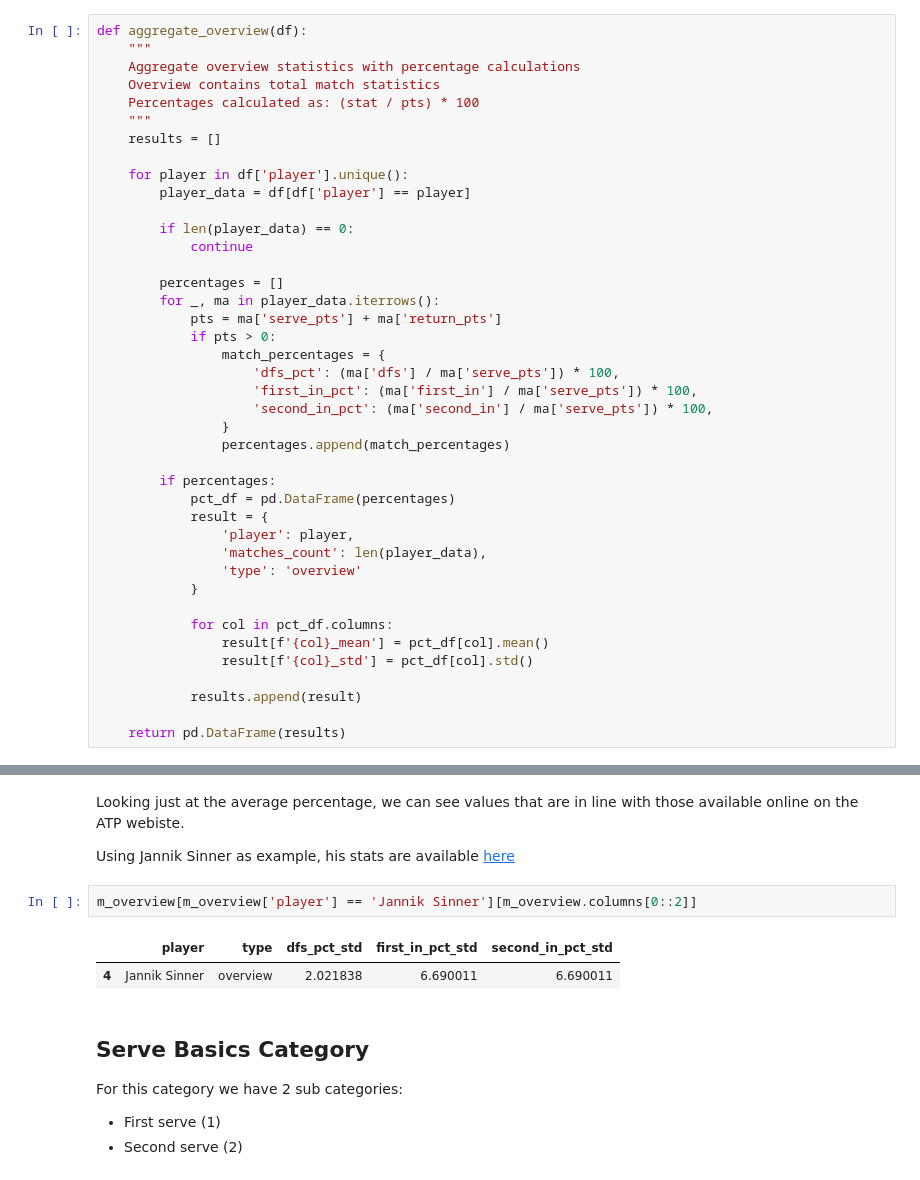
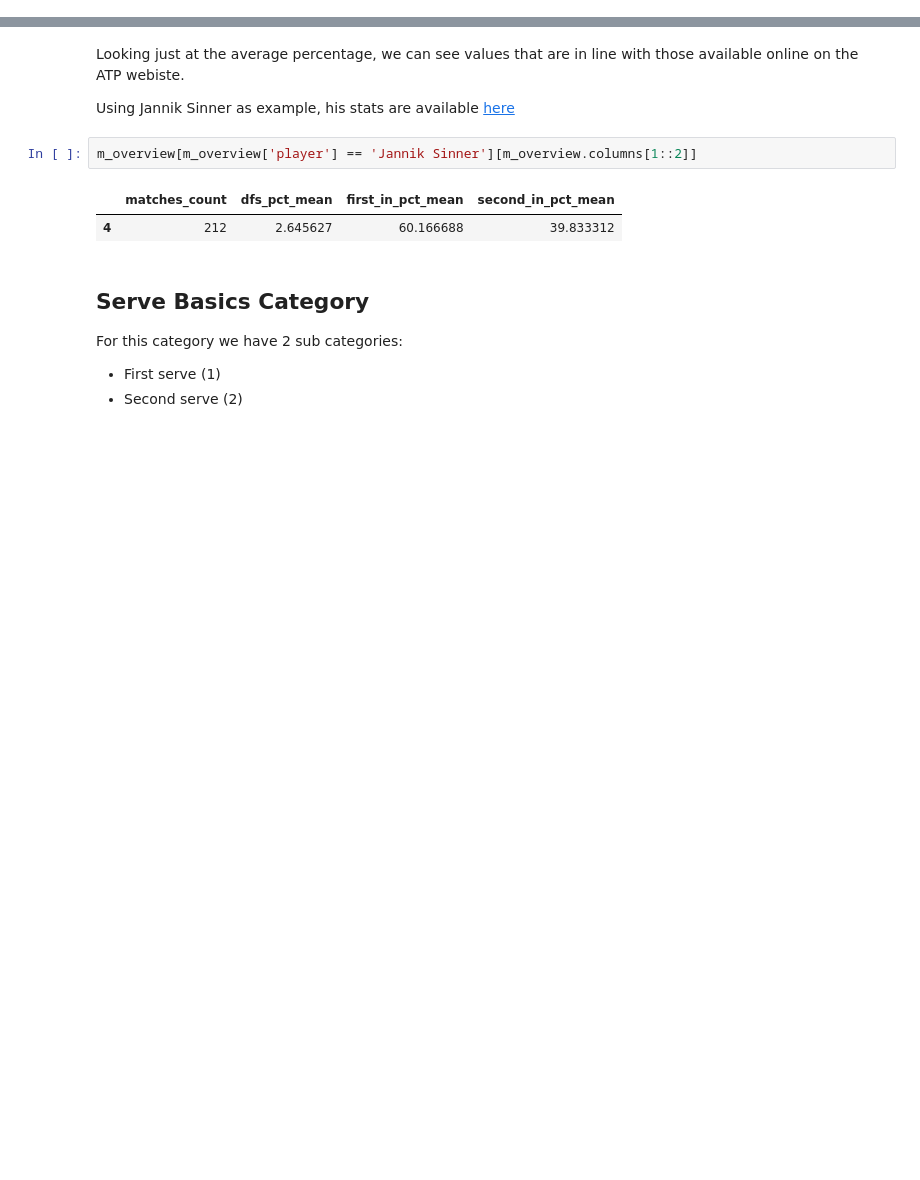
Before and after one commit to MarcoFratta/TennisPlayersFingerprint, a Jupyter notebook: Deep_Learning_Project.ipynb, the cells around one changed output, grey strips where cells are left out. Cells and saved outputs as stored; diff of their text form; blank space fills up the shorter version.

```diff
--- a/Deep_Learning_Project.ipynb
+++ b/Deep_Learning_Project.ipynb
@@ -442,47 +307,6 @@ m_stats['overview'][m_stats['overview']['player'] == 'Jannik Sinner'].describe()
 | 50% | 74.000000 | 5.000000 | 2.000000 | 45.000000 | 34.000000 | 28.000000 | 16.000000 | 5.00000 | 3.000000 | ... |
 | 75% | 95.000000 | 8.000000 | 3.000000 | 56.250000 | 44.000000 | 40.000000 | 22.000000 | 8.00000 | 6.000000 | ... |
 | max | 213.000000 | 17.000000 | 14.000000 | 115.000000 | 78.000000 | 98.000000 | 44.000000 | 26.00000 | 15.000000 | ... |
-# %%
-def aggregate_overview(df):
-    """
-    Aggregate overview statistics with percentage calculations
-    Overview contains total match statistics
-    Percentages calculated as: (stat / pts) * 100
-    """
-    results = []
-
-    for player in df['player'].unique():
-        player_data = df[df['player'] == player]
-
-        if len(player_data) == 0:
-            continue
-
-        percentages = []
-        for _, ma in player_data.iterrows():
-            pts = ma['serve_pts'] + ma['return_pts']
-            if pts > 0:
-                match_percentages = {
-                    'dfs_pct': (ma['dfs'] / ma['serve_pts']) * 100,
-                    'first_in_pct': (ma['first_in'] / ma['serve_pts']) * 100,
-                    'second_in_pct': (ma['second_in'] / ma['serve_pts']) * 100,
-                }
-                percentages.append(match_percentages)
-
-        if percentages:
-            pct_df = pd.DataFrame(percentages)
-            result = {
-                'player': player,
-                'matches_count': len(player_data),
-                'type': 'overview'
-            }
-
-            for col in pct_df.columns:
-                result[f'{col}_mean'] = pct_df[col].mean()
-                result[f'{col}_std'] = pct_df[col].std()
-
-            results.append(result)
-
-    return pd.DataFrame(results)
 # %%
 m_overview = aggregate_overview(m_stats['overview'])
 w_overview = aggregate_overview(w_stats['overview'])
@@ -492,10 +316,10 @@ with those available online on the ATP webiste.
 
 Using Jannik Sinner as example, his stats are available [here](https://www.atptour.com/en/players/jannik-sinner/s0ag/player-stats?year=all&surface=all)
 # %%
-m_overview[m_overview['player'] == 'Jannik Sinner'][m_overview.columns[0::2]]
+m_overview[m_overview['player'] == 'Jannik Sinner'][m_overview.columns[1::2]]
 # %% [output]
-|  | player | type | dfs_pct_std | first_in_pct_std | second_in_pct_std |
-| 4 | Jannik Sinner | overview | 2.021838 | 6.690011 | 6.690011 |
+|  | matches_count | dfs_pct_mean | first_in_pct_mean | second_in_pct_mean |
+| 4 | 212 | 2.645627 | 60.166688 | 39.833312 |
 # %% [markdown]
 ## Serve Basics Category
 For this category we have 2 sub categories:
```
Also changed, not shown: parts of 169 cells of this notebook.
